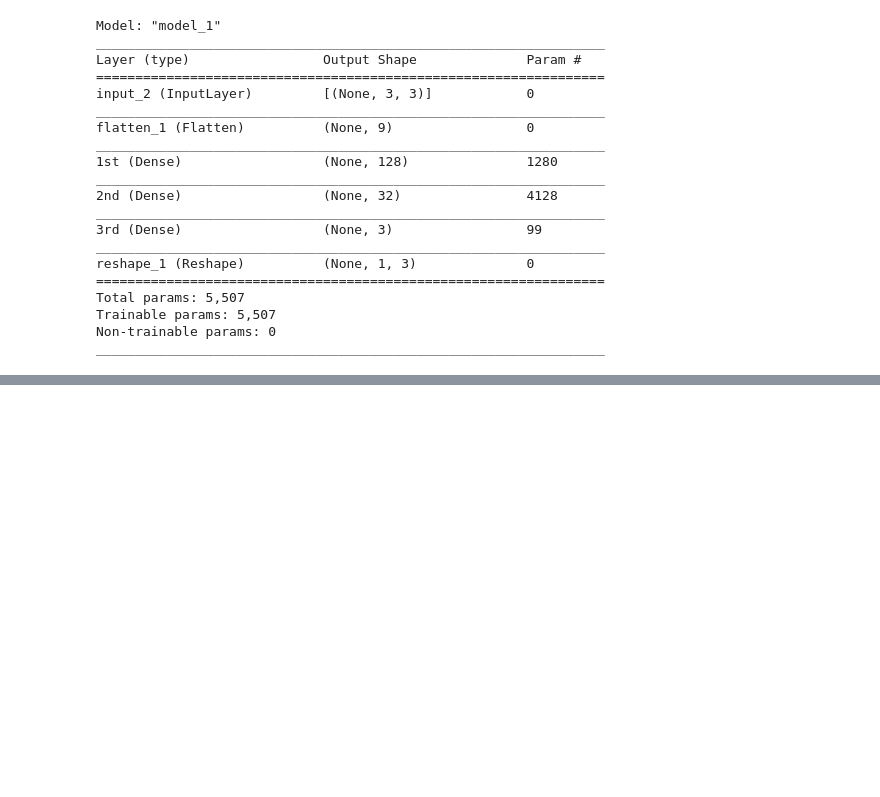
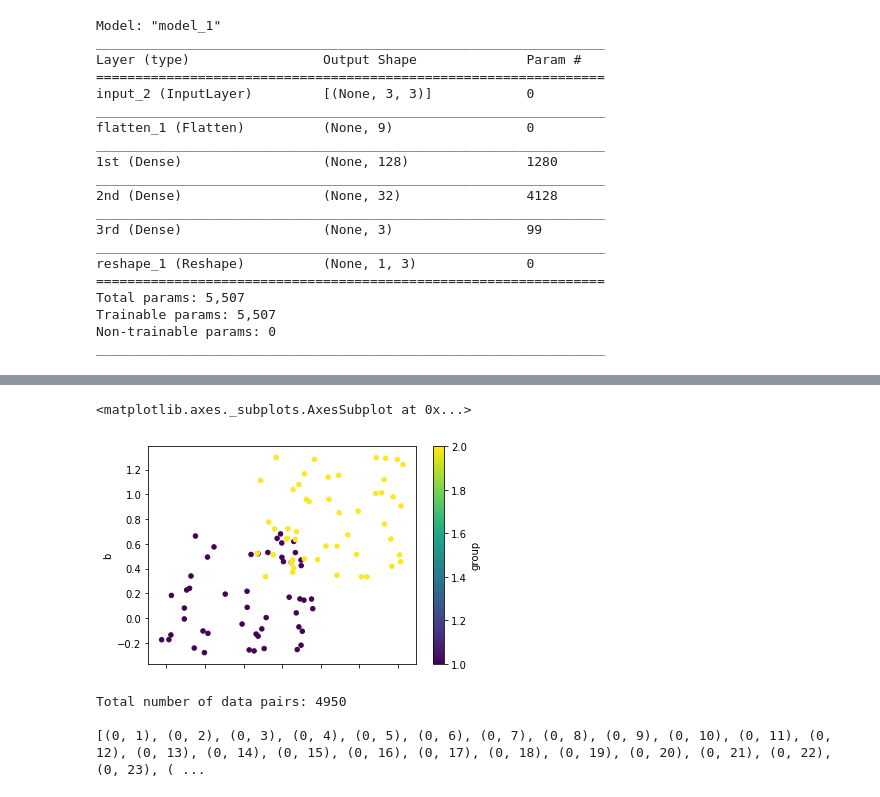
Before and after one commit to gergo-szabo/NeuralNetworkStudies, a Jupyter notebook: tf.data.ipynb, the cells around one changed output, grey strips where cells are left out. Drawn from its saved outputs; the diff is of its cells as text; code cells hidden in the pictures; blank space fills up the shorter version.

```diff
--- a/tf.data.ipynb
+++ b/tf.data.ipynb
@@ -621,0 +626,31 @@ Epoch 10/10
+# %%
+# Generate data
+datapoint_nbr = 50
+dummy_data_1 = np.random.randint(1000, size=(datapoint_nbr, 3)) / 1000 - 0.3
+dummy_data_1[:,2] = 1
+dummy_data_2 = np.random.randint(1000, size=(datapoint_nbr, 3)) / 1000 + 0.3
+dummy_data_2[:,2] = 2
+dummy_data = np.concatenate((dummy_data_1, dummy_data_2))
+
+# Visualization
+df = pd.DataFrame(dummy_data, columns=['a', 'b', 'group'])
+df.plot.scatter(x='a', y='b', c='group', colormap='viridis')
+# %% [output]
+<matplotlib.axes._subplots.AxesSubplot at 0x...>
+[figure, added]
+# %%
+# Generate data id pairs (id = index in this case but can be anything unique)
+id_list = np.arange(len(dummy_data))
+
+id_pair_list = list(combinations(id_list, 2))
+print('Total number of data pairs:', len(id_pair_list))
+print()
+print(id_pair_list)
+
+#
+id0_list = [x[0] for x in id_pair_list]
+id1_list = [x[1] for x in id_pair_list]
+# %% [output]
+Total number of data pairs: 4950
+
+[(0, 1), (0, 2), (0, 3), (0, 4), (0, 5), (0, 6), (0, 7), (0, 8), (0, 9), (0, 10), (0, 11), (0, 12), (0, 13), (0, 14), (0, 15), (0, 16), (0, 17), (0, 18), (0, 19), (0, 20), (0, 21), (0, 22), (0, 23), ( ...
```
Also changed, not shown: parts of 14 cells of this notebook.
